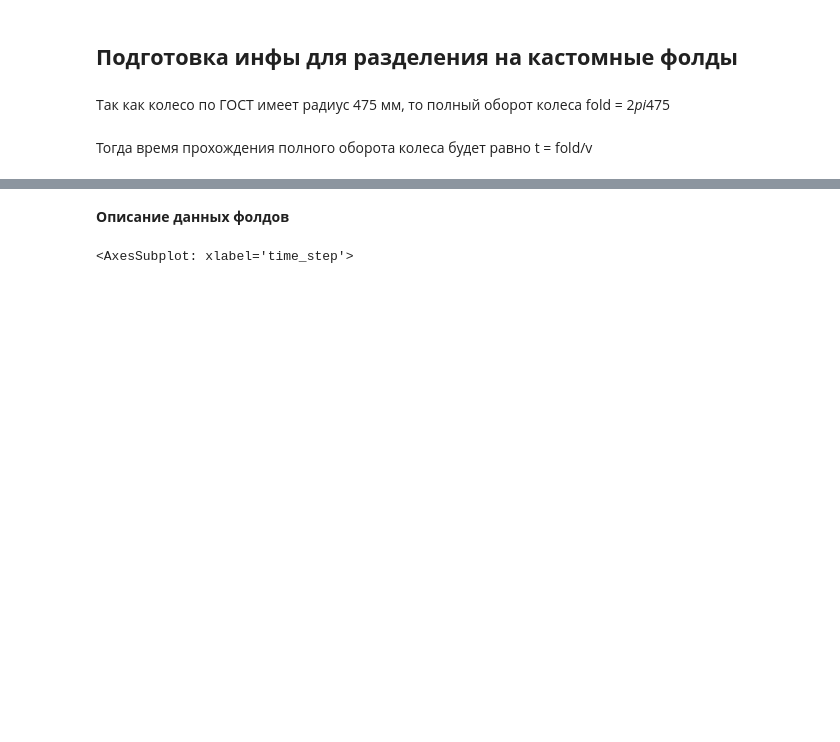
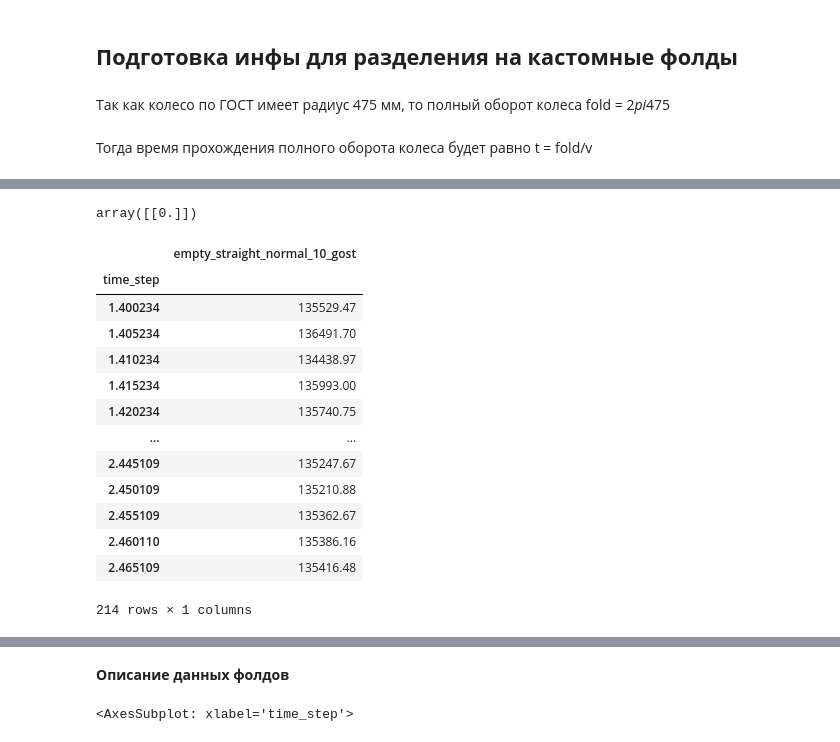
Before and after one commit to daniilgorenkov/Dissertation, a Jupyter notebook: observe.ipynb, the cells around one changed output, grey strips where cells are left out. Cells and saved outputs as stored; diff of their text form; code cells hidden in the pictures; blank space fills up the shorter version.

```diff
--- a/observe.ipynb
+++ b/observe.ipynb
@@ -129,0 +166,21 @@ def get_time_splits(data:pd.DataFrame):
+# %%
+np.zeros((1,1))
+# %% [output]
+array([[0.]])
+# %%
+empty_straight_normal_10[(empty_straight_normal_10.index>1.4) & (empty_straight_normal_10.index<2.47)]
+# %% [output]
+|  | empty_straight_normal_10_gost |
+| time_step |  |
+| 1.400234 | 135529.47 |
+| 1.405234 | 136491.70 |
+| 1.410234 | 134438.97 |
+| 1.415234 | 135993.00 |
+| 1.420234 | 135740.75 |
+| ... | ... |
+| 2.445109 | 135247.67 |
+| 2.450109 | 135210.88 |
+| 2.455109 | 135362.67 |
+| 2.460110 | 135386.16 |
+| 2.465109 | 135416.48 |
+214 rows × 1 columns
```
Also changed, not shown: parts of 11 cells of this notebook.
